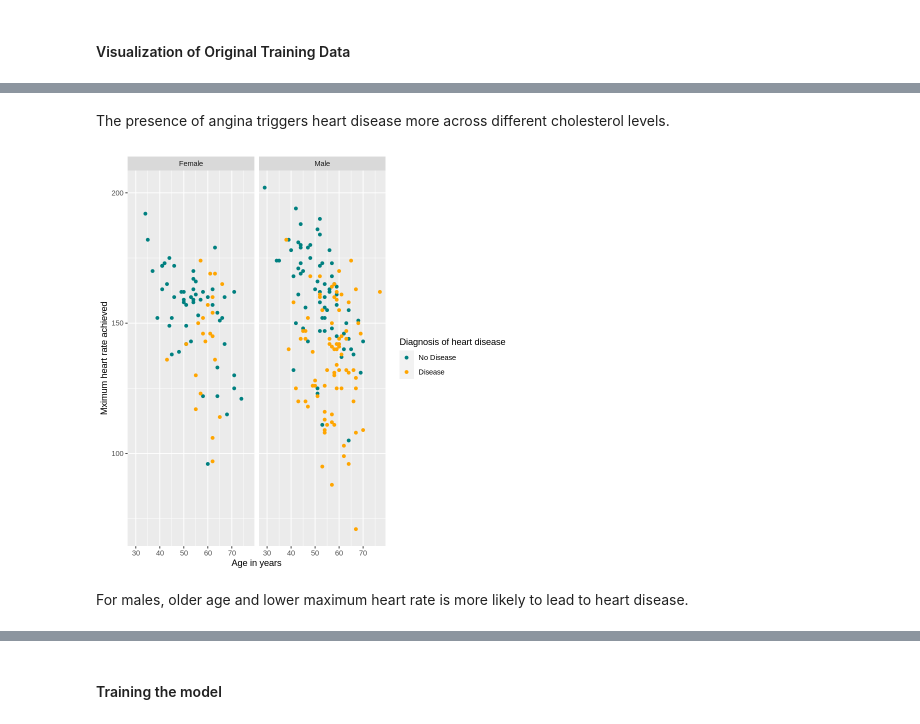
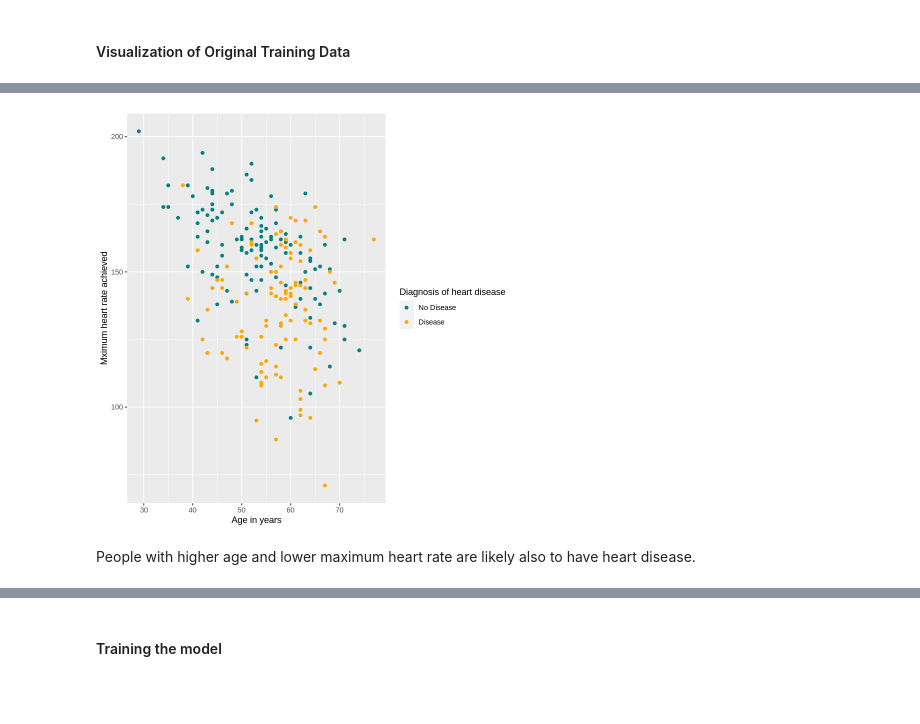
Before and after one commit to zjz02/DSCI-100-Group_41, a Jupyter notebook: Project Zhao.ipynb, the cells around one changed output, grey strips where cells are left out. Cells and saved outputs as stored; diff of their text form; code cells hidden in the pictures; blank space fills up the shorter version.

```diff
--- a/Project Zhao.ipynb
+++ b/Project Zhao.ipynb
@@ -32,2 +49,0 @@ url <- "https://storage.googleapis.com/kagglesdsdata/datasets/576697/1043970/hea
-# %%
-heart_data <- read_csv(url)
@@ -97,13 +105,10 @@ hd_chol_s_plot
-# %% [markdown]
-The presence of angina triggers heart disease more across different cholesterol levels.
 # %%
 hd_mhra_plot <- ggplot(hd_training, aes(x = age, y = thalach, group = condition, color = condition)) +
              geom_point() +
              labs(x = "Age in years", y = "Mximum heart rate achieved", colour = "Diagnosis of heart disease") +
-             facet_grid(cols = vars(sex), labeller = labeller(sex = c("1" = "Male", "0" = "Female"))) +
              scale_color_manual(labels = c("0" = "No Disease", "1" = "Disease"), values = c("#008080", "#FFA500"))
 hd_mhra_plot
 # %% [output]
-[figure, old version]
+[figure, new version]
 # %% [markdown]
-For males, older age and lower maximum heart rate is more likely to lead to heart disease.
+People with higher age and lower maximum heart rate are likely also to have heart disease.
```
Also changed, not shown: parts of 24 cells of this notebook.
